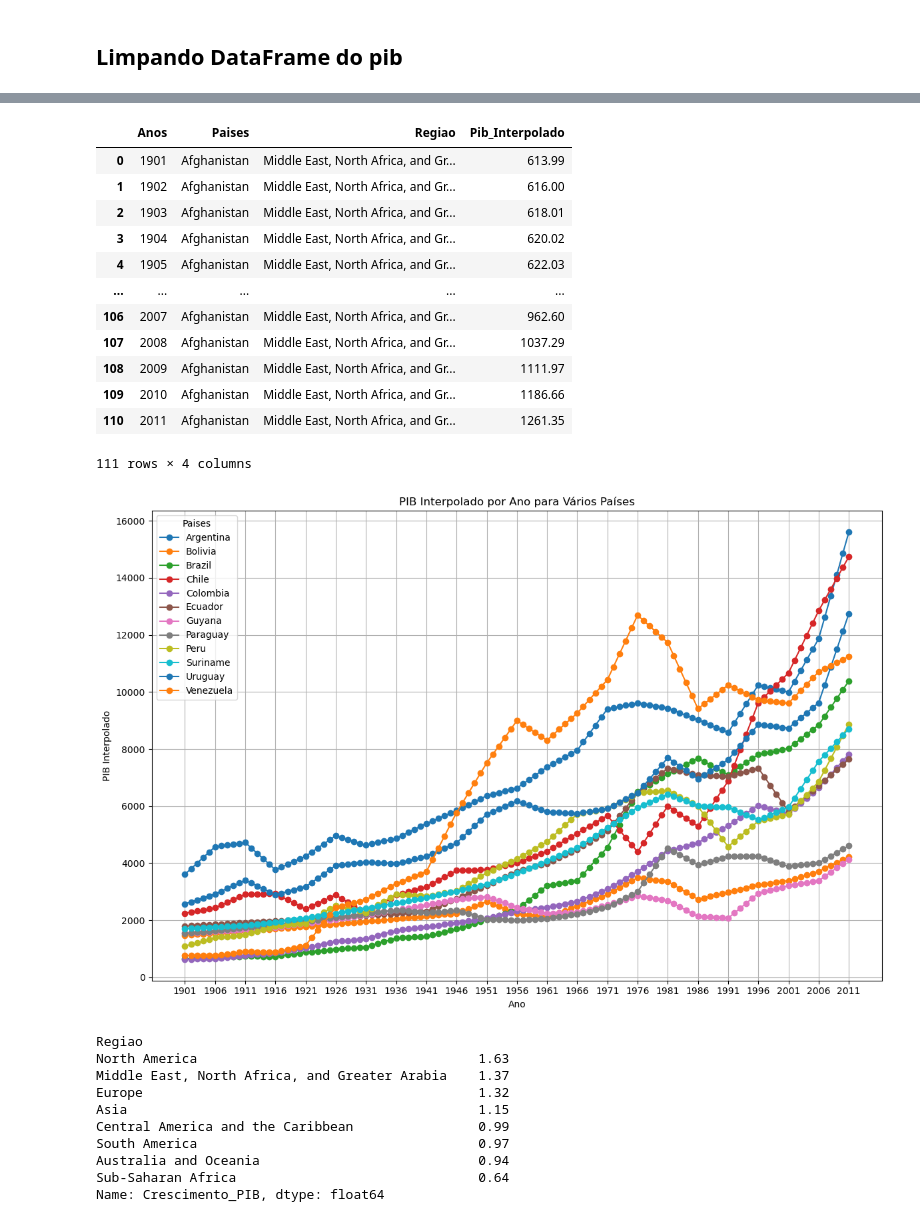
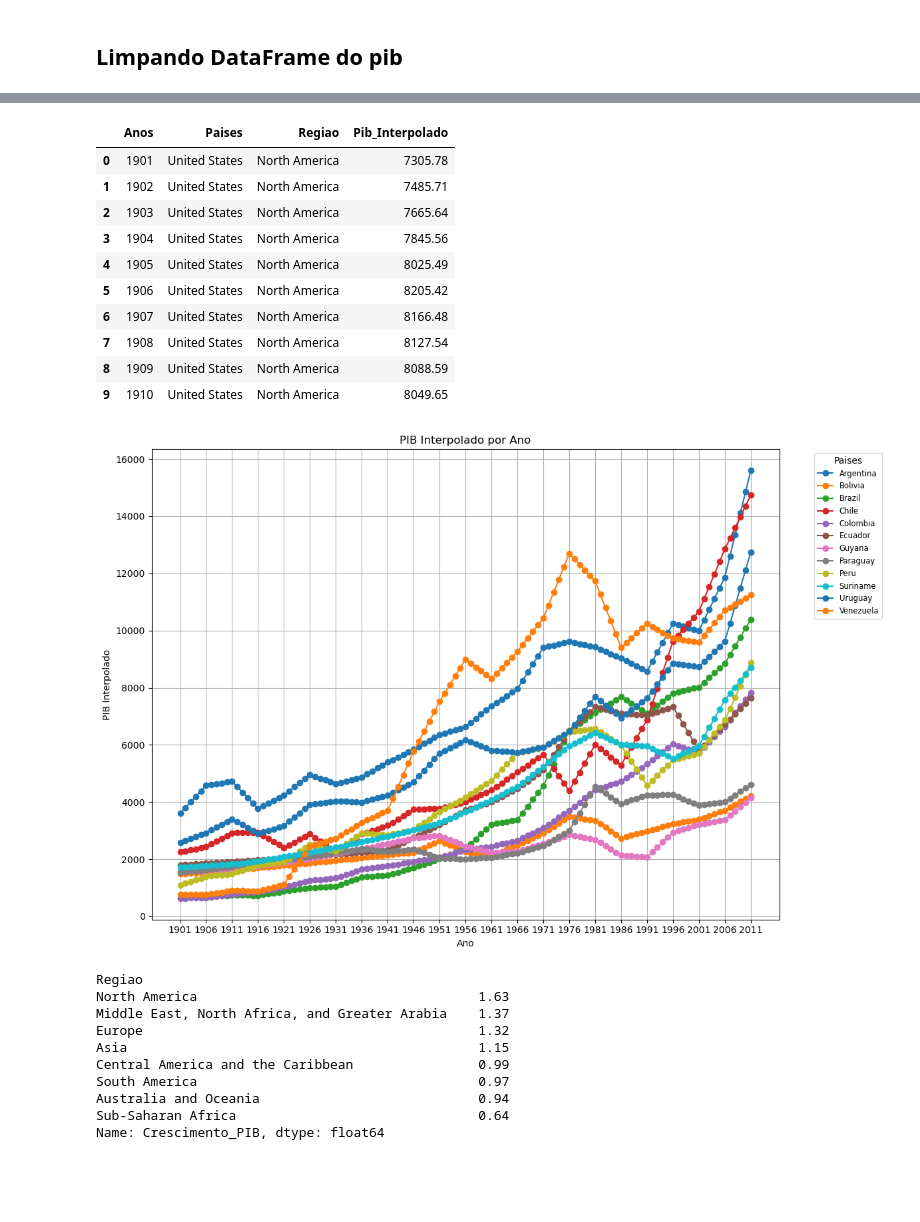
Before and after one commit to Sinvalluz/Projeto-A3-An-lise-de-dados, a Jupyter notebook: app.ipynb, the cells around one changed output, grey strips where cells are left out. Cells and saved outputs as stored; diff of their text form; code cells hidden in the pictures; blank space fills up the shorter version.

```diff
--- a/app.ipynb
+++ b/app.ipynb
@@ -186,0 +807,22 @@ df_pib_per_capita_copia
+# %%
+# Criando uma copia do DataFrame
+df_pib_pp_limpa = df_pib_pp.copy()
+
+df_pib_pp_limpa.rename(columns={'Country': 'Paises',
+                                   'Region': 'Regiao',
+                                   'Year': 'Anos',
+                                   ' GDP_pp ': 'Pib_pp'}, inplace=True)
+
+# Transformando tabela anos em datetime
+df_pib_pp_limpa['Anos'] = pd.to_datetime(df_pib_pp_limpa['Anos']).dt.year
+
+df_pib_pp_limpa['Regiao'] = df_pib_pp_limpa['Regiao'].astype(str)
+
+# Formatando string de pib tirando espaços vazios e tirando virgula
+df_pib_pp_limpa['Pib_pp'] = df_pib_pp_limpa['Pib_pp'].str.strip().str.replace(',', '')
+
+# Transformando em números o pib
+df_pib_pp_limpa['Pib_pp'] = pd.to_numeric(df_pib_pp_limpa['Pib_pp'], errors='coerce')
+
+# Dando info
+df_pib_pp_limpa.info()
@@ -196,8 +859,8 @@ def fill_years(group):
     return group
 
 # Aplicar o preenchimento para cada grupo de país e região
-df_pib_per_capita_copia = df_pib_per_capita_copia.groupby(['Paises', 'Regiao'], group_keys=False).apply(fill_years)
+df_pib_pp_limpa = df_pib_pp_limpa.groupby(['Paises', 'Regiao'], group_keys=False).apply(fill_years)
 
 
-df_pib_per_capita_copia[df_pib_per_capita_copia['Paises'] == 'Afghanistan']
+df_pib_pp_limpa[df_pib_pp_limpa['Paises'] == 'United States']
 # %% [output]
@@ -216,50 +879,48 @@ df_pib_per_capita_copia[df_pib_per_capita_copia['Paises'] == 'Afghanistan']
 111 rows × 4 columns
 # %%
 # Interpolando os valores ausentes
-df_pib_per_capita_copia['Pib_Interpolado'] = round(df_pib_per_capita_copia['Pib'].interpolate(), 2)
+df_pib_pp_limpa['Pib_Interpolado'] = round(df_pib_pp_limpa['Pib_pp'].interpolate(), 2)
 
 # Removendo coluna que não está interpolada
-df_pib_per_capita_copia = df_pib_per_capita_copia.drop(columns=['Pib'])
+df_pib_pp_limpa = df_pib_pp_limpa.drop(columns=['Pib_pp'])
 
-df_pib_per_capita_copia[df_pib_per_capita_copia['Paises'] == 'Afghanistan']
+df_pib_pp_limpa[df_pib_pp_limpa['Paises'] == 'United States'].head(10)
 # %% [output]
 |  | Anos | Paises | Regiao | Pib_Interpolado |
-| 0 | 1901 | Afghanistan | Middle East, North Africa, and Gr... | 613.99 |
-| 1 | 1902 | Afghanistan | Middle East, North Africa, and Gr... | 616.00 |
-| 2 | 1903 | Afghanistan | Middle East, North Africa, and Gr... | 618.01 |
-| 3 | 1904 | Afghanistan | Middle East, North Africa, and Gr... | 620.02 |
-| 4 | 1905 | Afghanistan | Middle East, North Africa, and Gr... | 622.03 |
-| ... | ... | ... | ... | ... |
-| 106 | 2007 | Afghanistan | Middle East, North Africa, and Gr... | 962.60 |
-| 107 | 2008 | Afghanistan | Middle East, North Africa, and Gr... | 1037.29 |
-| 108 | 2009 | Afghanistan | Middle East, North Africa, and Gr... | 1111.97 |
-| 109 | 2010 | Afghanistan | Middle East, North Africa, and Gr... | 1186.66 |
-| 110 | 2011 | Afghanistan | Middle East, North Africa, and Gr... | 1261.35 |
+| 0 | 1901 | United States | North America | 7305.78 |
+| 1 | 1902 | United States | North America | 7485.71 |
+| 2 | 1903 | United States | North America | 7665.64 |
+| 3 | 1904 | United States | North America | 7845.56 |
+| 4 | 1905 | United States | North America | 8025.49 |
+| 5 | 1906 | United States | North America | 8205.42 |
+| 6 | 1907 | United States | North America | 8166.48 |
+| 7 | 1908 | United States | North America | 8127.54 |
+| 8 | 1909 | United States | North America | 8088.59 |
+| 9 | 1910 | United States | North America | 8049.65 |
-111 rows × 4 columns
 # %%
 # Plotando o gráfico combinado para todos os países
 
-paises_selecionados = df_pib_per_capita_copia[df_pib_per_capita_copia['Regiao'] == 'South America']
+paises_selecionados = df_pib_pp_limpa[df_pib_pp_limpa['Regiao'] == 'South America']
 countries = paises_selecionados['Paises'].unique()
 plt.figure(figsize=(12, 8))
 
 
 for country in countries:
-    country_data = df_pib_per_capita_copia[df_pib_per_capita_copia['Paises'] == country]
+    country_data = df_pib_pp_limpa[df_pib_pp_limpa['Paises'] == country]
     plt.plot(country_data['Anos'], country_data['Pib_Interpolado'], marker='o', linestyle='-', label=country)
 
-plt.title('PIB Interpolado por Ano para Vários Países')
+plt.title('PIB Interpolado por Ano')
 plt.xlabel('Ano')
 plt.ylabel('PIB Interpolado')
 plt.grid(True)
-plt.xticks(range(df_pib_per_capita_copia['Anos'].min(), df_pib_per_capita_copia['Anos'].max() + 1, 5))
-plt.legend(title='Paises')
+plt.xticks(range(df_pib_pp_limpa['Anos'].min(), df_pib_pp_limpa['Anos'].max() + 1, 5))
+plt.legend(title='Paises', fontsize='small', bbox_to_anchor=(1.05, 1), loc='upper left')
 plt.tight_layout()
 
 # Exibindo o gráfico
 plt.show()
 # %% [output]
-[figure, old version]
+[figure, new version]
 # %%
 
 # calcula a porcentagem de mudança
```
Also changed, not shown: parts of 63 cells of this notebook, 2 other files.
